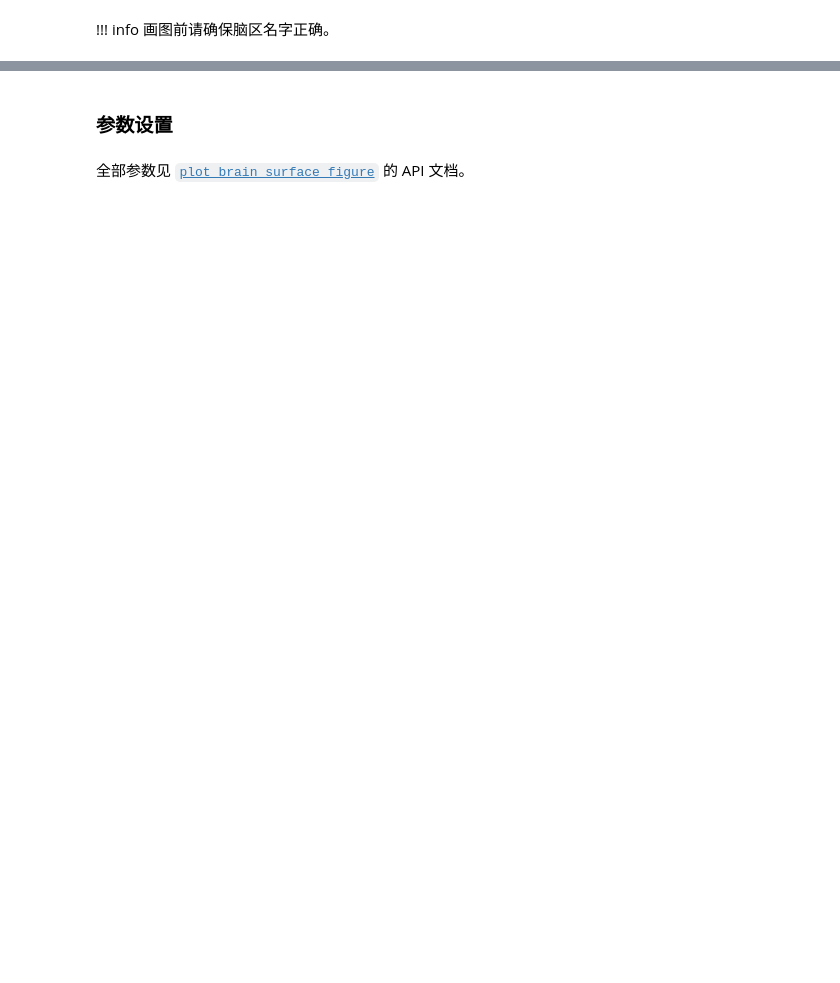
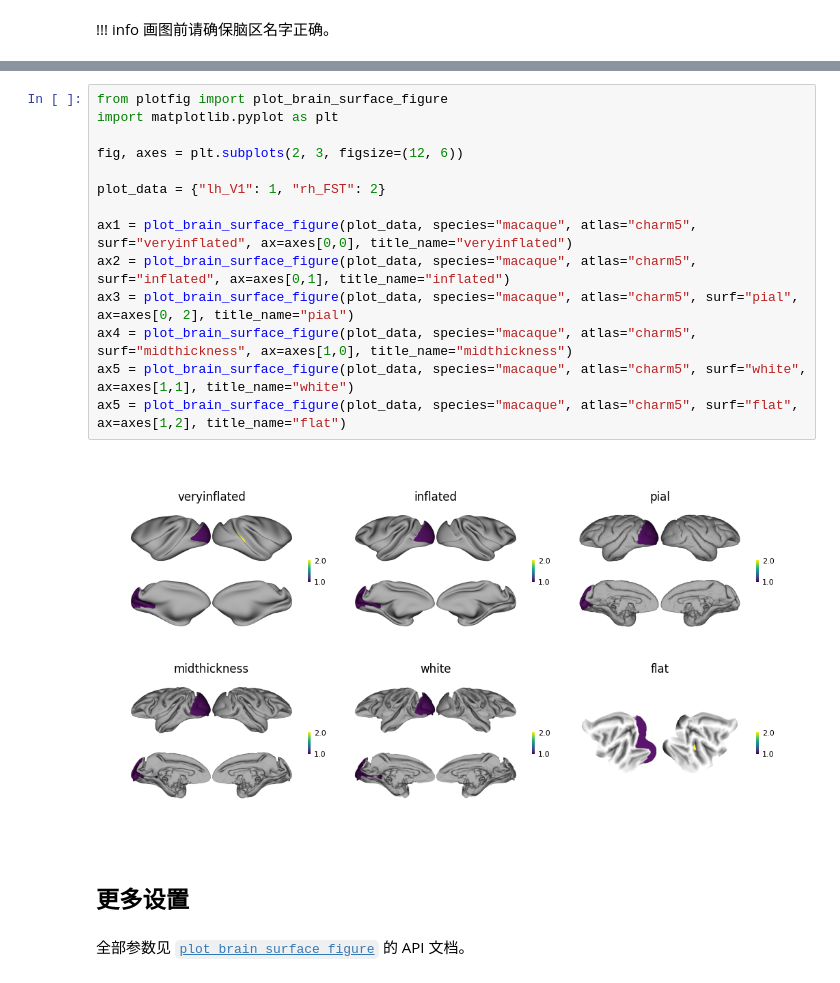
Before and after one commit to RicardoRyn/plotfig, a Jupyter notebook: notebooks/brain_surface.ipynb, the cells around one changed output, grey strips where cells are left out. Saved outputs shown, nothing was run; the diff lists cells and outputs as text; blank space fills up the shorter version.

```diff
--- a/notebooks/brain_surface.ipynb
+++ b/notebooks/brain_surface.ipynb
@@ -63,5 +115,21 @@ ax2 = plot_brain_surface_figure(
+# %%
+from plotfig import plot_brain_surface_figure
+import matplotlib.pyplot as plt
+
+fig, axes = plt.subplots(2, 3, figsize=(12, 6))
+
+plot_data = {"lh_V1": 1, "rh_FST": 2}
+
+ax1 = plot_brain_surface_figure(plot_data, species="macaque", atlas="charm5", surf="veryinflated", ax=axes[0,0], title_name="veryinflated")
+ax2 = plot_brain_surface_figure(plot_data, species="macaque", atlas="charm5", surf="inflated", ax=axes[0,1], title_name="inflated")
+ax3 = plot_brain_surface_figure(plot_data, species="macaque", atlas="charm5", surf="pial", ax=axes[0, 2], title_name="pial")
+ax4 = plot_brain_surface_figure(plot_data, species="macaque", atlas="charm5", surf="midthickness", ax=axes[1,0], title_name="midthickness")
+ax5 = plot_brain_surface_figure(plot_data, species="macaque", atlas="charm5", surf="white", ax=axes[1,1], title_name="white")
+ax5 = plot_brain_surface_figure(plot_data, species="macaque", atlas="charm5", surf="flat", ax=axes[1,2], title_name="flat")
+# %% [output]
+[figure, added]
 # %% [markdown]
-### 参数设置
+## 更多设置
 # %% [markdown]
 全部参数见 [`plot_brain_surface_figure`](../api/index.md/#plotfig.brain_surface.plot_brain_surface_figure) 的 API 文档。
 # %%
```
Also changed, not shown: parts of 10 cells of this notebook, 29 other files.
